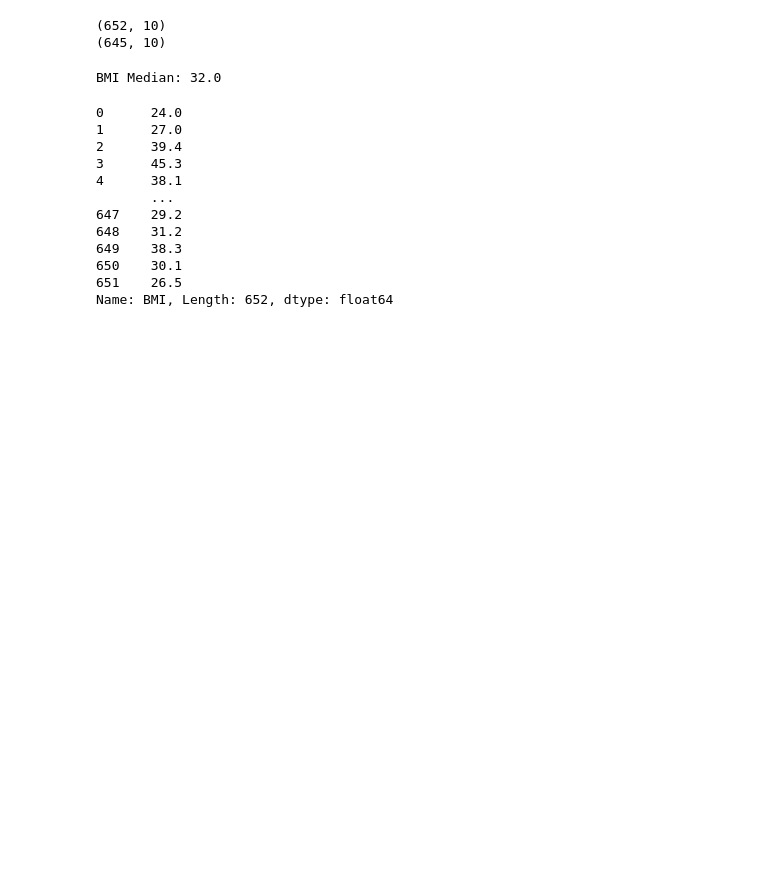
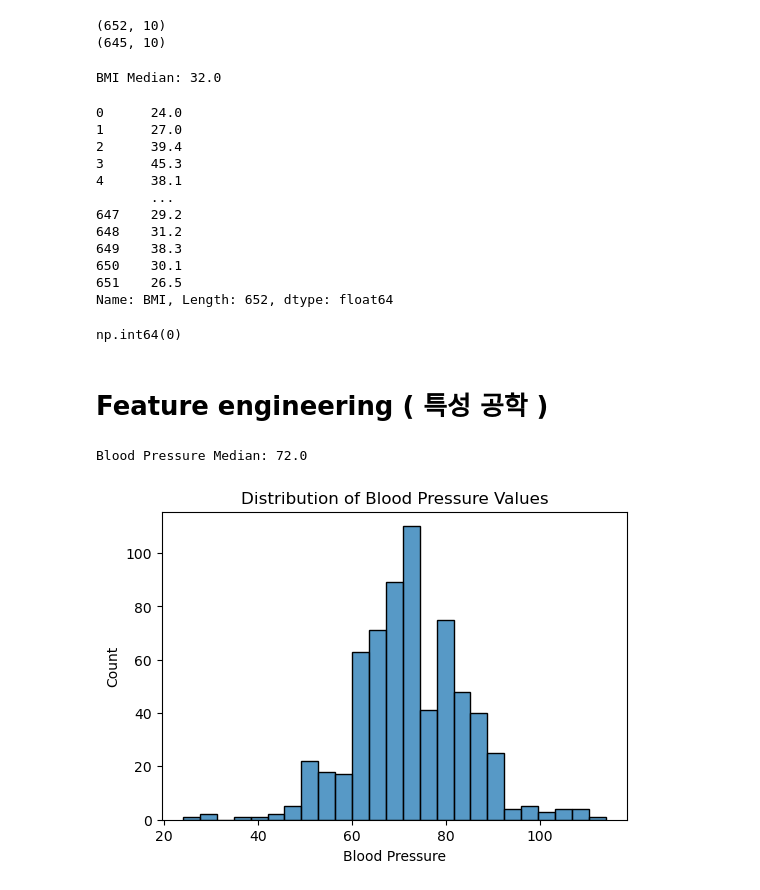
Before and after one commit to hundong2/machine_learning, a Jupyter notebook: MachineLearningExample/Test1/test1.ipynb, the cells around one changed output. Saved outputs shown, nothing was run; the diff lists cells and outputs as text; code cells hidden in the pictures; blank space fills up the shorter version.

```diff
--- a/MachineLearningExample/Test1/test1.ipynb
+++ b/MachineLearningExample/Test1/test1.ipynb
@@ -646,3 +646,34 @@ train["BMI"]
 650    30.1
 651    26.5
 Name: BMI, Length: 652, dtype: float64
+# %%
+# BMI 값이 0인 데이터 개수 계산
+(train["BMI"] == 0).sum()
+# %% [output]
+np.int64(0)
+# %% [markdown]
+# Feature engineering ( 특성 공학 )
+# %%
+import pandas as pd
+train = pd.read_csv('train.csv')
+# %%
+# Blood Pressure의 중앙값 계산
+bp_median = train["BloodPressure"].median() # Blood Pressure의 중앙값을 계산합니다.
+print("Blood Pressure Median:", bp_median) # 중앙값을 출력합니다.
+# %% [output]
+Blood Pressure Median: 72.0
+# %%
+train["BloodPressure"] = train["BloodPressure"].replace(0, bp_median) # Blood Pressure 값이 0인 경우를 중앙값으로 대체합니다.
+# %%
+import matplotlib.pyplot as plt
+import seaborn as sns
+
+plt.figure(figsize=(6, 4))  # 그래프의 크기를 설정합니다. (너비, 높이)
+# Blood Pressure 값의 분포를 히스토그램으로 시각화
+BloodPressure_hist = train["BloodPressure"]
+sns.histplot(x=BloodPressure_hist) # 히스토그램을 그립니다. x= BloodPressure_hist는 Blood Pressure 컬럼의 값들을 나타냅니다.
+plt.title("Distribution of Blood Pressure Values") # 히스토그램의 제목을 설정합니다.
+plt.xlabel("Blood Pressure") # x축 라벨을 설정합니다.
+plt.show()
+# %% [output]
+[figure, added]
```
Also changed, not shown: parts of 62 cells of this notebook, 11 other files.
